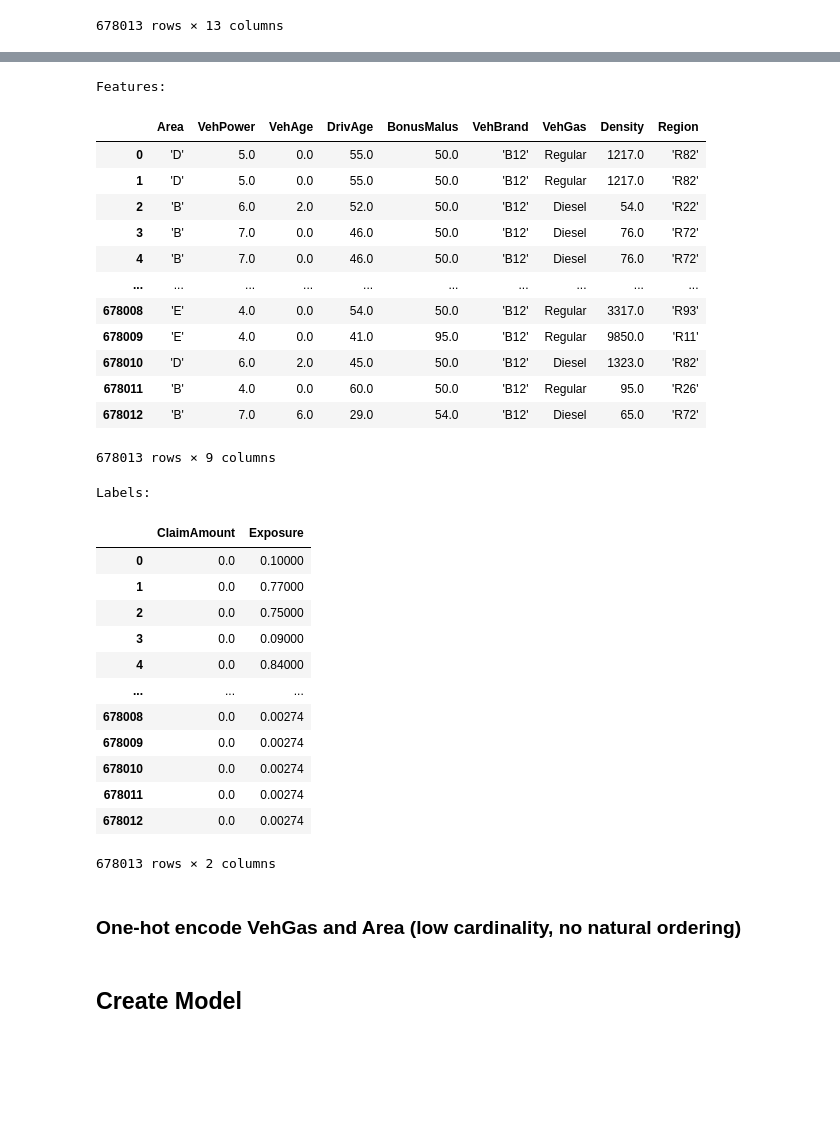
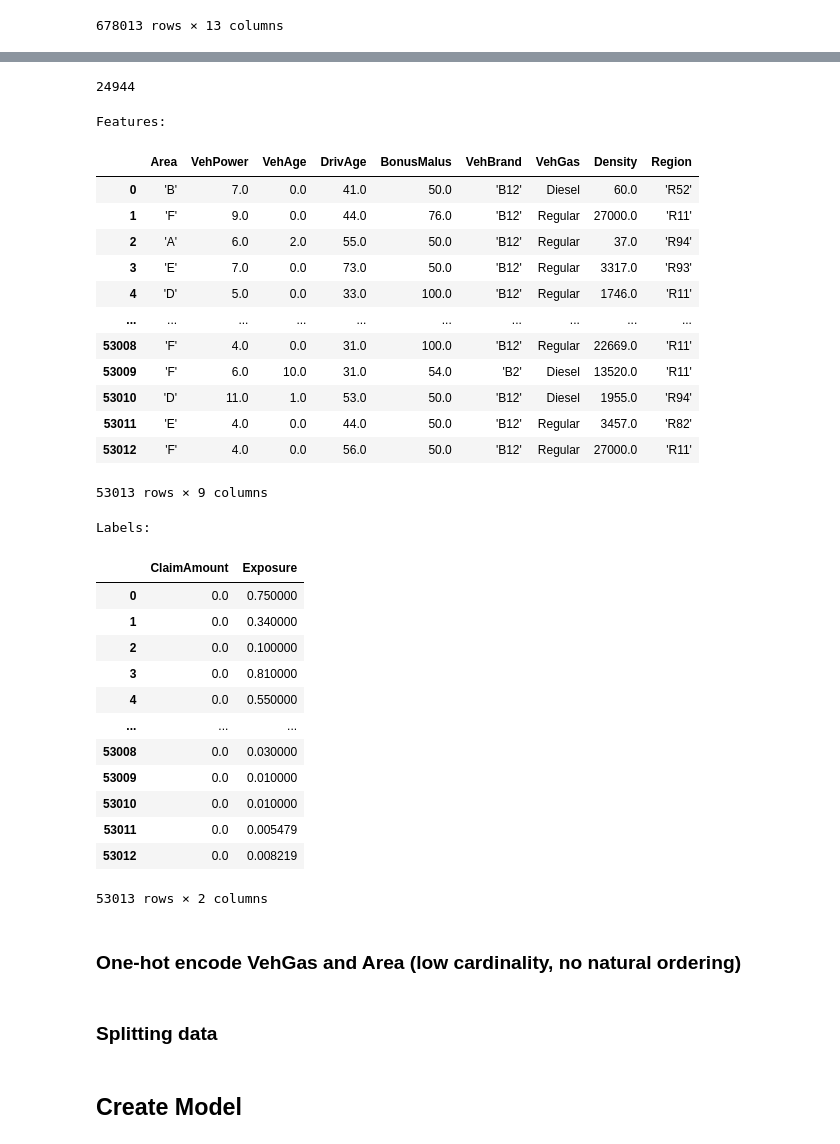
Before and after one commit to lexej/car-insurance, a Jupyter notebook: car-insurance.ipynb, the cells around one changed output, grey strips where cells are left out. Saved outputs shown, nothing was run; the diff lists cells and outputs as text; code cells hidden in the pictures; blank space fills up the shorter version.

```diff
--- a/car-insurance.ipynb
+++ b/car-insurance.ipynb
@@ -135,3 +140,23 @@ display(df_combined)
 
 if len(df_combined) != len(df_freq):
     raise Exception("Wrong dimensions for df_combined")
+# %%
+#   Randomly drop certain amount of No-Claim cases
+#   so that balance between Claim <-> No-Claim cases is better
+
+#   Given ~25,000 Claim-Cases, I choose to keep ~25,000 of the No-Claim cases -> drop ~625,000 No-Claim Cases
+
+# get indices of No-Claim cases
+no_claim_cases_indices = df_combined[df_combined["ClaimAmount"] == 0.0].index
+
+#   Important to put here (cell re-run...)
+np.random.seed(RANDOM_SEED)
+
+indices_for_dropping = np.random.choice(no_claim_cases_indices,
+                                        size=625000,
+                                        replace=False)
+
+
+df_combined_reduced = df_combined.drop(index=indices_for_dropping)
+
+display(df_combined_reduced)
@@ -138,42 +177,50 @@ if len(df_combined) != len(df_freq):
+# %%
+print(len(df_combined_reduced[df_combined_reduced["ClaimAmount"] > 0.0]))
+# %% [output]
+24944
 # %%
-X = df_combined.drop(columns=["IDpol", "ClaimNb", "Exposure", "ClaimAmount"])
+#   Create features dataset
+
+X = df_combined_reduced.drop(columns=["IDpol", "ClaimNb", "Exposure", "ClaimAmount"]).reset_index(drop=True)
 
 print("Features:")
 display(X)
 # %% [output]
 Features:
 |  | Area | VehPower | VehAge | DrivAge | BonusMalus | VehBrand | VehGas | Density | Region |
-| 0 | 'D' | 5.0 | 0.0 | 55.0 | 50.0 | 'B12' | Regular | 1217.0 | 'R82' |
-| 1 | 'D' | 5.0 | 0.0 | 55.0 | 50.0 | 'B12' | Regular | 1217.0 | 'R82' |
-| 2 | 'B' | 6.0 | 2.0 | 52.0 | 50.0 | 'B12' | Diesel | 54.0 | 'R22' |
-| 3 | 'B' | 7.0 | 0.0 | 46.0 | 50.0 | 'B12' | Diesel | 76.0 | 'R72' |
-| 4 | 'B' | 7.0 | 0.0 | 46.0 | 50.0 | 'B12' | Diesel | 76.0 | 'R72' |
+| 0 | 'B' | 7.0 | 0.0 | 41.0 | 50.0 | 'B12' | Diesel | 60.0 | 'R52' |
+| 1 | 'F' | 9.0 | 0.0 | 44.0 | 76.0 | 'B12' | Regular | 27000.0 | 'R11' |
+| 2 | 'A' | 6.0 | 2.0 | 55.0 | 50.0 | 'B12' | Regular | 37.0 | 'R94' |
+| 3 | 'E' | 7.0 | 0.0 | 73.0 | 50.0 | 'B12' | Regular | 3317.0 | 'R93' |
+| 4 | 'D' | 5.0 | 0.0 | 33.0 | 100.0 | 'B12' | Regular | 1746.0 | 'R11' |
 | ... | ... | ... | ... | ... | ... | ... | ... | ... | ... |
-| 678008 | 'E' | 4.0 | 0.0 | 54.0 | 50.0 | 'B12' | Regular | 3317.0 | 'R93' |
-| 678009 | 'E' | 4.0 | 0.0 | 41.0 | 95.0 | 'B12' | Regular | 9850.0 | 'R11' |
-| 678010 | 'D' | 6.0 | 2.0 | 45.0 | 50.0 | 'B12' | Diesel | 1323.0 | 'R82' |
-| 678011 | 'B' | 4.0 | 0.0 | 60.0 | 50.0 | 'B12' | Regular | 95.0 | 'R26' |
-| 678012 | 'B' | 7.0 | 6.0 | 29.0 | 54.0 | 'B12' | Diesel | 65.0 | 'R72' |
+| 53008 | 'F' | 4.0 | 0.0 | 31.0 | 100.0 | 'B12' | Regular | 22669.0 | 'R11' |
+| 53009 | 'F' | 6.0 | 10.0 | 31.0 | 54.0 | 'B2' | Diesel | 13520.0 | 'R11' |
+| 53010 | 'D' | 11.0 | 1.0 | 53.0 | 50.0 | 'B12' | Diesel | 1955.0 | 'R94' |
+| 53011 | 'E' | 4.0 | 0.0 | 44.0 | 50.0 | 'B12' | Regular | 3457.0 | 'R82' |
+| 53012 | 'F' | 4.0 | 0.0 | 56.0 | 50.0 | 'B12' | Regular | 27000.0 | 'R11' |
-678013 rows × 9 columns
+53013 rows × 9 columns
 # %%
-Y = df_combined[["ClaimAmount", "Exposure"]]
+Y = df_combined_reduced[["ClaimAmount", "Exposure"]].reset_index(drop=True)
 
 print("Labels: ")
 display(Y)
 # %% [output]
 Labels:
 |  | ClaimAmount | Exposure |
-| 0 | 0.0 | 0.10000 |
-| 1 | 0.0 | 0.77000 |
-| 2 | 0.0 | 0.75000 |
-| 3 | 0.0 | 0.09000 |
-| 4 | 0.0 | 0.84000 |
+| 0 | 0.0 | 0.750000 |
+| 1 | 0.0 | 0.340000 |
+| 2 | 0.0 | 0.100000 |
+| 3 | 0.0 | 0.810000 |
+| 4 | 0.0 | 0.550000 |
 | ... | ... | ... |
-| 678008 | 0.0 | 0.00274 |
-| 678009 | 0.0 | 0.00274 |
-| 678010 | 0.0 | 0.00274 |
-| 678011 | 0.0 | 0.00274 |
-| 678012 | 0.0 | 0.00274 |
+| 53008 | 0.0 | 0.030000 |
+| 53009 | 0.0 | 0.010000 |
+| 53010 | 0.0 | 0.010000 |
+| 53011 | 0.0 | 0.005479 |
+| 53012 | 0.0 | 0.008219 |
-678013 rows × 2 columns
+53013 rows × 2 columns
 # %% [markdown]
 ###  One-hot encode VehGas and Area (low cardinality, no natural ordering)
+# %% [markdown]
+### Splitting data
```
Also changed, not shown: parts of 5 cells of this notebook, 1 other file.
